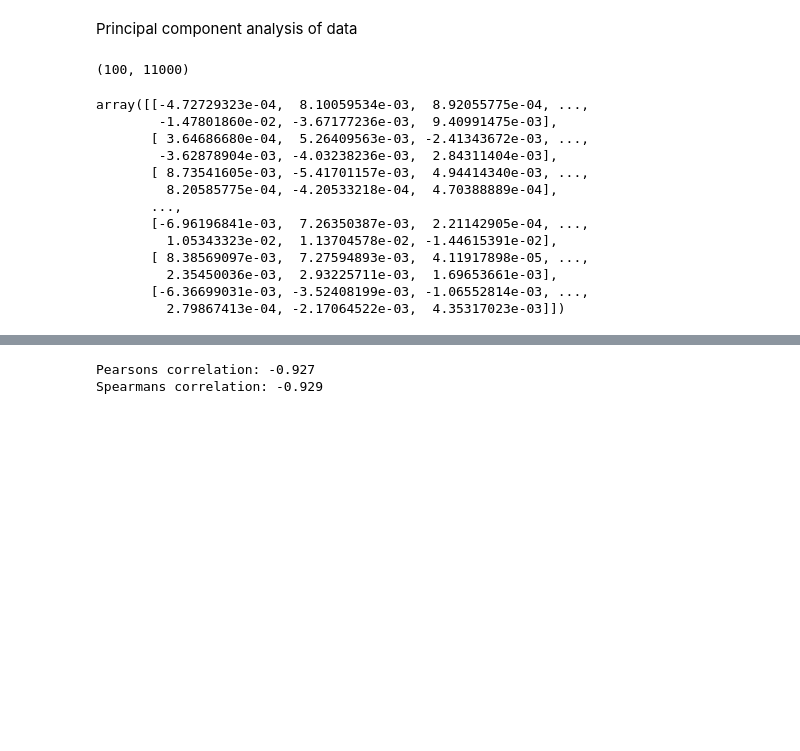
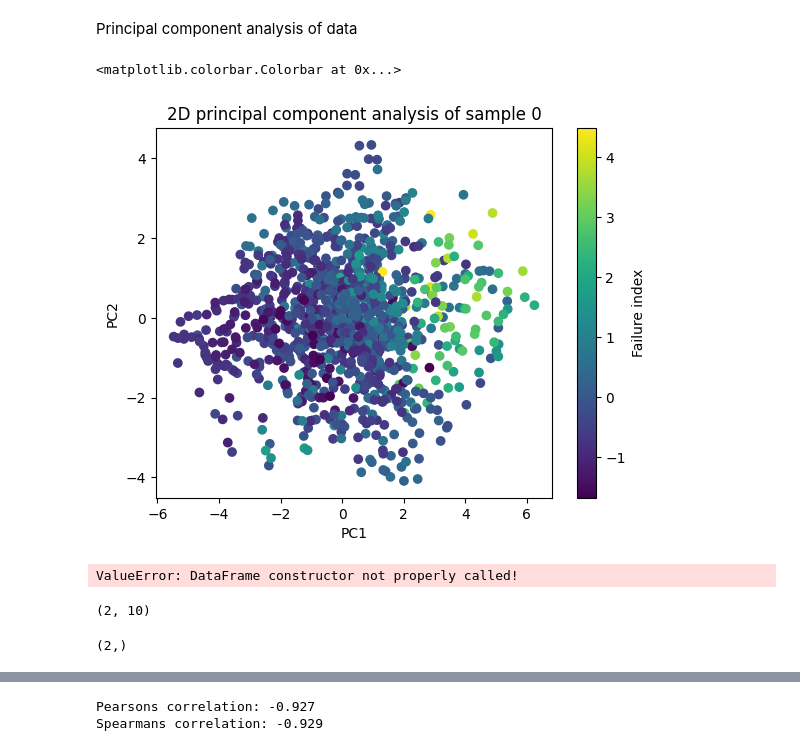
Before and after one commit to KFHICL/TBDCML, a Jupyter notebook: MultiDimTBDCNet.ipynb, the cells around one changed output, grey strips where cells are left out. Drawn from its saved outputs; the diff is of its cells as text; code cells hidden in the pictures; blank space fills up the shorter version.

Commit message:
Very simple 2D PCA with Failure index as output

```diff
--- a/MultiDimTBDCNet.ipynb
+++ b/MultiDimTBDCNet.ipynb
@@ -331,7 +331,3 @@ g.set_xticklabels(headers[featureIdxs])
 [figure]
 # %% [markdown]
 Principal component analysis of data
-# %%
-d2_train_dataset.shape
-# %% [output]
-(100, 11000)
@@ -354,16 +334,32 @@ components = pca.components_ # has the vector components for the principal compo
-# %%
-np.shape(components)
-# %% [output]
-array([[-4.72729323e-04,  8.10059534e-03,  8.92055775e-04, ...,
-        -1.47801860e-02, -3.67177236e-03,  9.40991475e-03],
-       [ 3.64686680e-04,  5.26409563e-03, -2.41343672e-03, ...,
-        -3.62878904e-03, -4.03238236e-03,  2.84311404e-03],
-       [ 8.73541605e-03, -5.41701157e-03,  4.94414340e-03, ...,
-         8.20585775e-04, -4.20533218e-04,  4.70388889e-04],
-       ...,
-       [-6.96196841e-03,  7.26350387e-03,  2.21142905e-04, ...,
-         1.05343323e-02,  1.13704578e-02, -1.44615391e-02],
-       [ 8.38569097e-03,  7.27594893e-03,  4.11917898e-05, ...,
-         2.35450036e-03,  2.93225711e-03,  1.69653661e-03],
-       [-6.36699031e-03, -3.52408199e-03, -1.06552814e-03, ...,
-         2.79867413e-04, -2.17064522e-03,  4.35317023e-03]])
+# %%
+from sklearn.decomposition import PCA
+
+features = samples[0,:,3:] # Extract only relevant features (not label and coordinates)
+features = features[:,np.arange(len(features[0]))!=7] # Look at everything apart from failure index
+
+pca = PCA(n_components=2) # number of components is maximum the dimensionality of the data
+# pca.fit(samples[0,:,3:])
+princComponents = pca.fit_transform(features)
+# components = pca.components_ # has the vector components for the principal components
+# %%
+fig, axs = plt.subplots()
+CS = plt.scatter(x = princComponents[:,0],y = princComponents[:,1], c=samples[0,:,10])
+plt.title('2D principal component analysis of sample 0')
+plt.xlabel('PC1')
+plt.ylabel('PC2')
+fig.colorbar(CS, label = 'Failure index')
+# %% [output]
+<matplotlib.colorbar.Colorbar at 0x...>
+[figure, added]
+# %%
+principalDf = pd.DataFrame(data = pca, columns = ['principal component 1', 'principal component 2'])
+# %% [output]
+ValueError: DataFrame constructor not properly called!
+# %%
+pca.components_.shape
+# %% [output]
+(2, 10)
+# %%
+pca.singular_values_.shape
+# %% [output]
+(2,)
```
Also changed, not shown: parts of 4 cells of this notebook.
